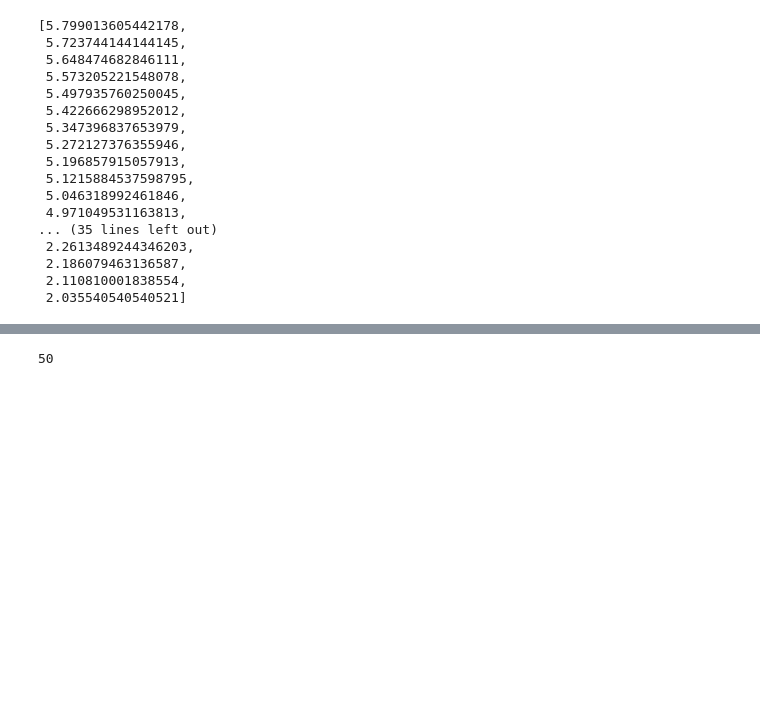
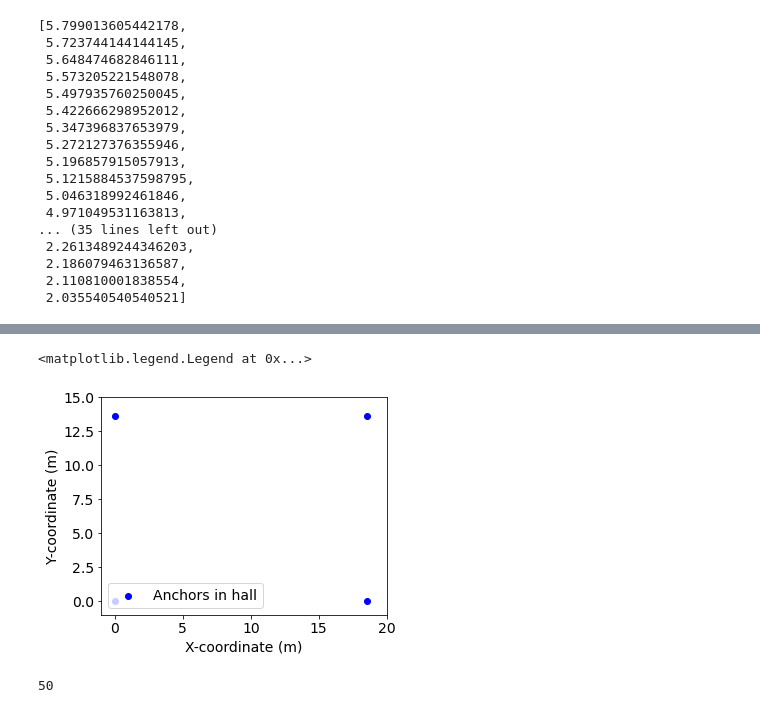
Before and after one commit to 850075610/sensor-fusion, a Jupyter notebook: data/track/track.ipynb, the cells around one changed output, grey strips where cells are left out. Drawn from its saved outputs; the diff is of its cells as text; code cells hidden in the pictures; blank space fills up the shorter version.

```diff
--- a/data/track/track.ipynb
+++ b/data/track/track.ipynb
@@ -159,4 +164,20 @@ plt.legend(loc='lower left')
 [figure]
+# %%
+# hall anchor coordinates
+hx = [0, 0, 18.573, 18.573]
+hy = [0, 13.657, 13.657, 0]
+plt.rcParams.update({'font.size': 14})
+plt.scatter(cx, cy, color='b', label='Anchors in hall' )
+plt.gca().set_aspect('equal', adjustable='box')
+plt.xlim(-1, 20)
+plt.ylim(-1, 15)
+plt.xlabel("X-coordinate (m)")
+plt.ylabel("Y-coordinate (m)")
+plt.legend(loc='lower left')
+# plt.savefig('anchors_corridor.pdf', bbox_inches='tight', dpi=400)
+# %% [output]
+<matplotlib.legend.Legend at 0x...>
+[figure, added]
 # %%
 samp_lenY = len(sampleY)
 # %%
```
Also changed, not shown: parts of 6 cells of this notebook, 18 other files.
